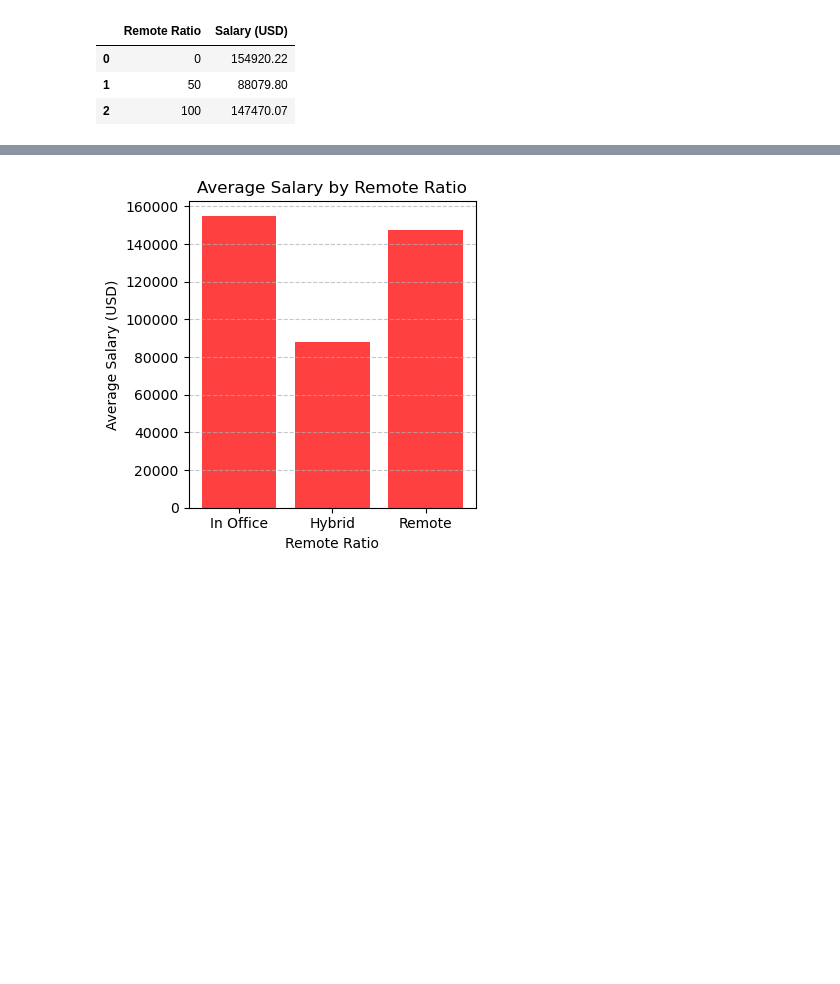
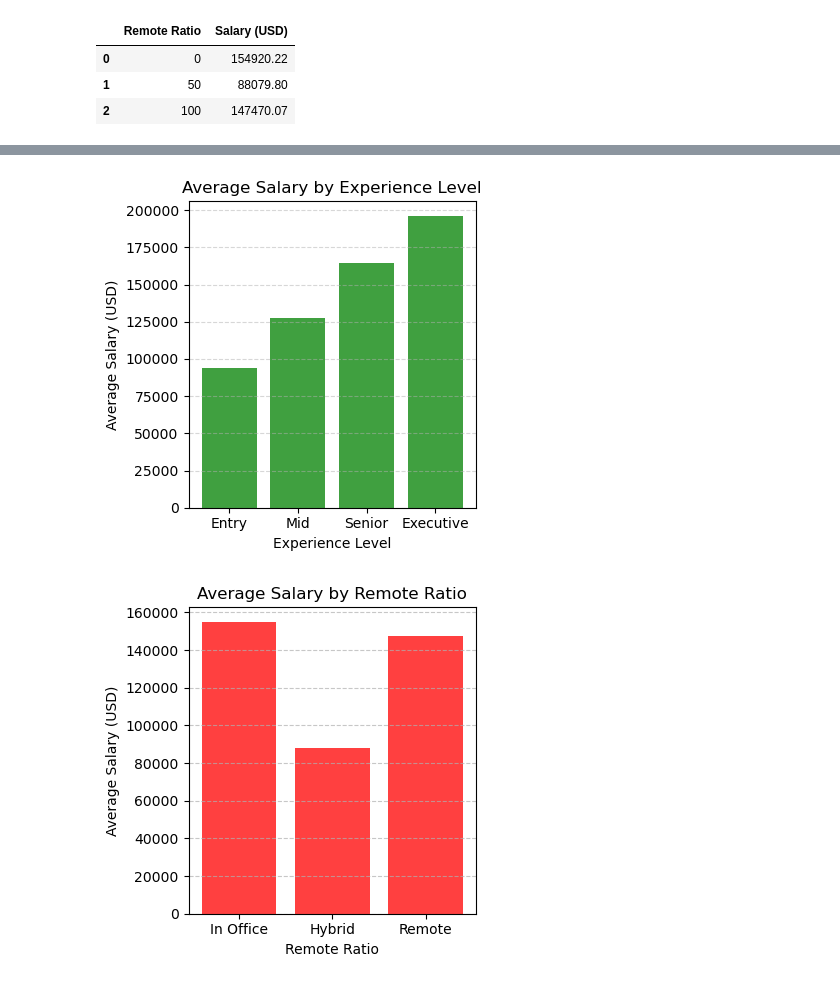
Before and after one commit to chadhollman/data-analyst-job-trends-2020-2024, a Jupyter notebook: Database.ipynb, the cells around one changed output, grey strips where cells are left out. Drawn from its saved outputs; the diff is of its cells as text; code cells hidden in the pictures; blank space fills up the shorter version.

Commit message:
new graphs

```diff
--- a/Database.ipynb
+++ b/Database.ipynb
@@ -55,3 +55,7 @@ avg_salary_by_remote_ratio_df
 | 0 | 0 | 154920.22 |
 | 1 | 50 | 88079.80 |
 | 2 | 100 | 147470.07 |
+# %%
+avg_salary_by_xp_df = clean_df.groupby('Experience Level')['Salary (USD)'].mean().reset_index().round(2)
+avg_salary_by_xp_df = avg_salary_by_xp_df.sort_values(by='Salary (USD)', ascending=True)
+avg_salary_by_xp_df
@@ -58,3 +68,23 @@ avg_salary_by_remote_ratio_df
+# %%
+label_mapping = {"EN": "Entry", "MI": "Mid", "SE": "Senior", "EX": "Executive"}
+avg_salary_by_xp_df["Experience Level"] = avg_salary_by_xp_df["Experience Level"].map(label_mapping)
+
+x_axis = np.arange(len(avg_salary_by_xp_df))
+tick_locations = [value+0.4 for value in x_axis]
+
+
+plt.figure(figsize=(4, 4))
+plt.bar(x_axis, avg_salary_by_xp_df["Salary (USD)"], color='green', alpha=0.75, align="edge")
+plt.xticks(tick_locations, avg_salary_by_xp_df["Experience Level"], rotation="horizontal")
+plt.xlabel("Experience Level")
+plt.ylabel("Average Salary (USD)")
+plt.title("Average Salary by Experience Level")
+plt.grid(axis='y', linestyle='--', alpha=0.5)
+plt.tight_layout()
+plt.savefig("output_data/experience_salaries.png")
+plt.show()
+# %% [output]
+[figure, added]
 # %%
 label_mapping = {0: "In Office", 50: "Hybrid", 100: "Remote"}
 avg_salary_by_remote_ratio_df["Remote Ratio"] = avg_salary_by_remote_ratio_df["Remote Ratio"].map(label_mapping)
```
Also changed, not shown: parts of 1 cell of this notebook, 5 other files.
